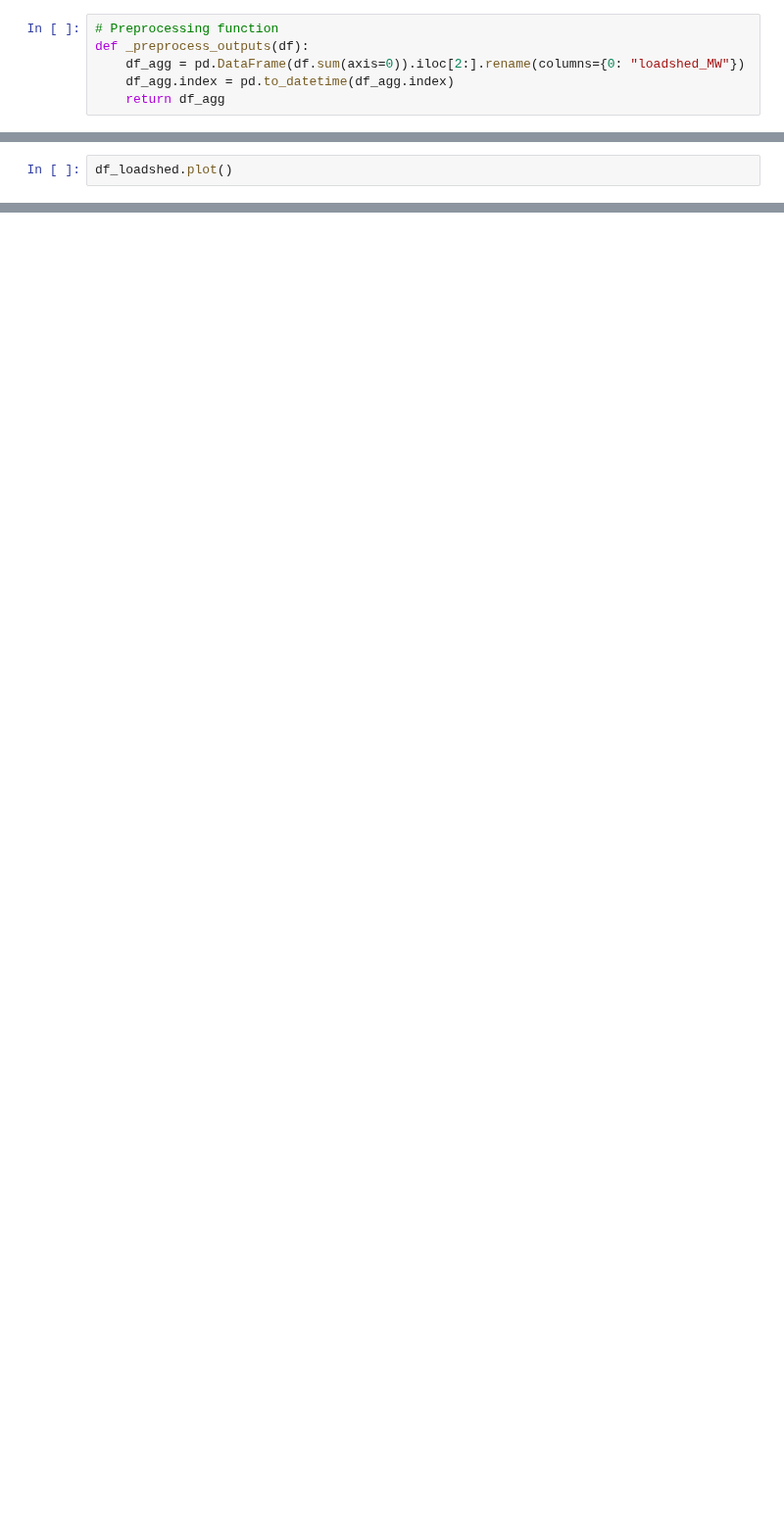
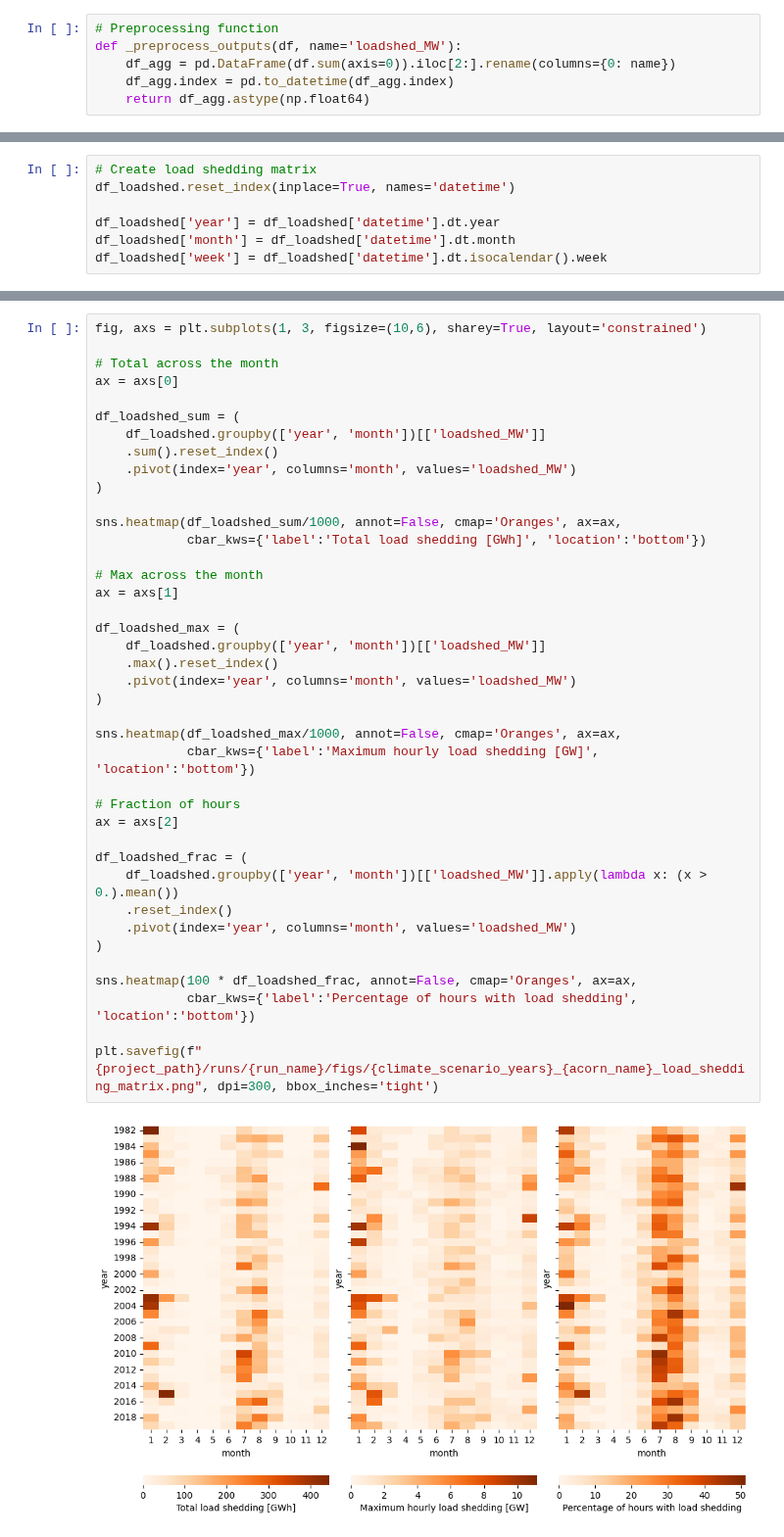
Before and after one commit to reyli4/acorn-julia, a Jupyter notebook: scripts/05_plots.ipynb, the cells around one changed output, grey strips where cells are left out. Shown at 98% size. Saved outputs shown, nothing was run; the diff lists cells and outputs as text; blank space fills up the shorter version.

Commit message:
update docs and ACORN run script

```diff
--- a/scripts/05_plots.ipynb
+++ b/scripts/05_plots.ipynb
@@ -5,8 +7,8 @@ import pandas as pd
 from python.utils import project_path
 # %%
 # Preprocessing function
-def _preprocess_outputs(df):
-    df_agg = pd.DataFrame(df.sum(axis=0)).iloc[2:].rename(columns={0: "loadshed_MW"})
+def _preprocess_outputs(df, name='loadshed_MW'):
+    df_agg = pd.DataFrame(df.sum(axis=0)).iloc[2:].rename(columns={0: name})
     df_agg.index = pd.to_datetime(df_agg.index)
-    return df_agg
+    return df_agg.astype(np.float64)
 # %%
@@ -28,2 +24,7 @@ df_loadshed = pd.concat(
 # %%
-df_loadshed.plot()
+# Create load shedding matrix
+df_loadshed.reset_index(inplace=True, names='datetime')
+
+df_loadshed['year'] = df_loadshed['datetime'].dt.year
+df_loadshed['month'] = df_loadshed['datetime'].dt.month
+df_loadshed['week'] = df_loadshed['datetime'].dt.isocalendar().week
@@ -32,0 +31,42 @@ df_loadshed.plot()
+# %%
+fig, axs = plt.subplots(1, 3, figsize=(10,6), sharey=True, layout='constrained')
+
+# Total across the month
+ax = axs[0]
+
+df_loadshed_sum = (
+    df_loadshed.groupby(['year', 'month'])[['loadshed_MW']]
+    .sum().reset_index()
+    .pivot(index='year', columns='month', values='loadshed_MW')
+)
+
+sns.heatmap(df_loadshed_sum/1000, annot=False, cmap='Oranges', ax=ax,
+            cbar_kws={'label':'Total load shedding [GWh]', 'location':'bottom'})
+
+# Max across the month
+ax = axs[1]
+
+df_loadshed_max = (
+    df_loadshed.groupby(['year', 'month'])[['loadshed_MW']]
+    .max().reset_index()
+    .pivot(index='year', columns='month', values='loadshed_MW')
+)
+
+sns.heatmap(df_loadshed_max/1000, annot=False, cmap='Oranges', ax=ax,
+            cbar_kws={'label':'Maximum hourly load shedding [GW]', 'location':'bottom'})
+
+# Fraction of hours
+ax = axs[2]
+
+df_loadshed_frac = (
+    df_loadshed.groupby(['year', 'month'])[['loadshed_MW']].apply(lambda x: (x > 0.).mean())
+    .reset_index()
+    .pivot(index='year', columns='month', values='loadshed_MW')
+)
+
+sns.heatmap(100 * df_loadshed_frac, annot=False, cmap='Oranges', ax=ax,
+            cbar_kws={'label':'Percentage of hours with load shedding', 'location':'bottom'})
+
+plt.savefig(f"{project_path}/runs/{run_name}/figs/{climate_scenario_years}_{acorn_name}_load_shedding_matrix.png", dpi=300, bbox_inches='tight')
+# %% [output]
+[figure, added]
```
Also changed, not shown: parts of 5 cells of this notebook, 9 other files.
